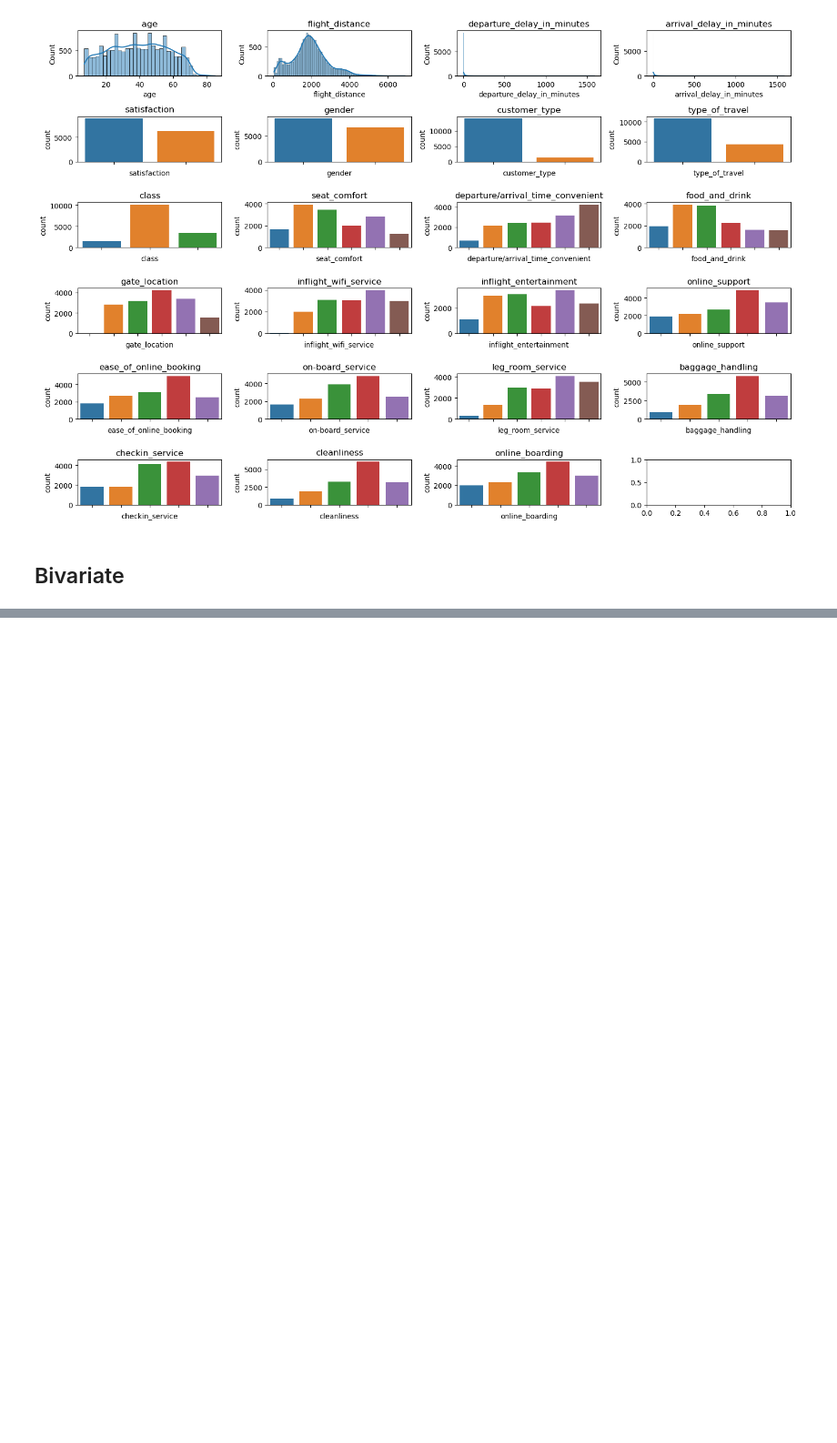
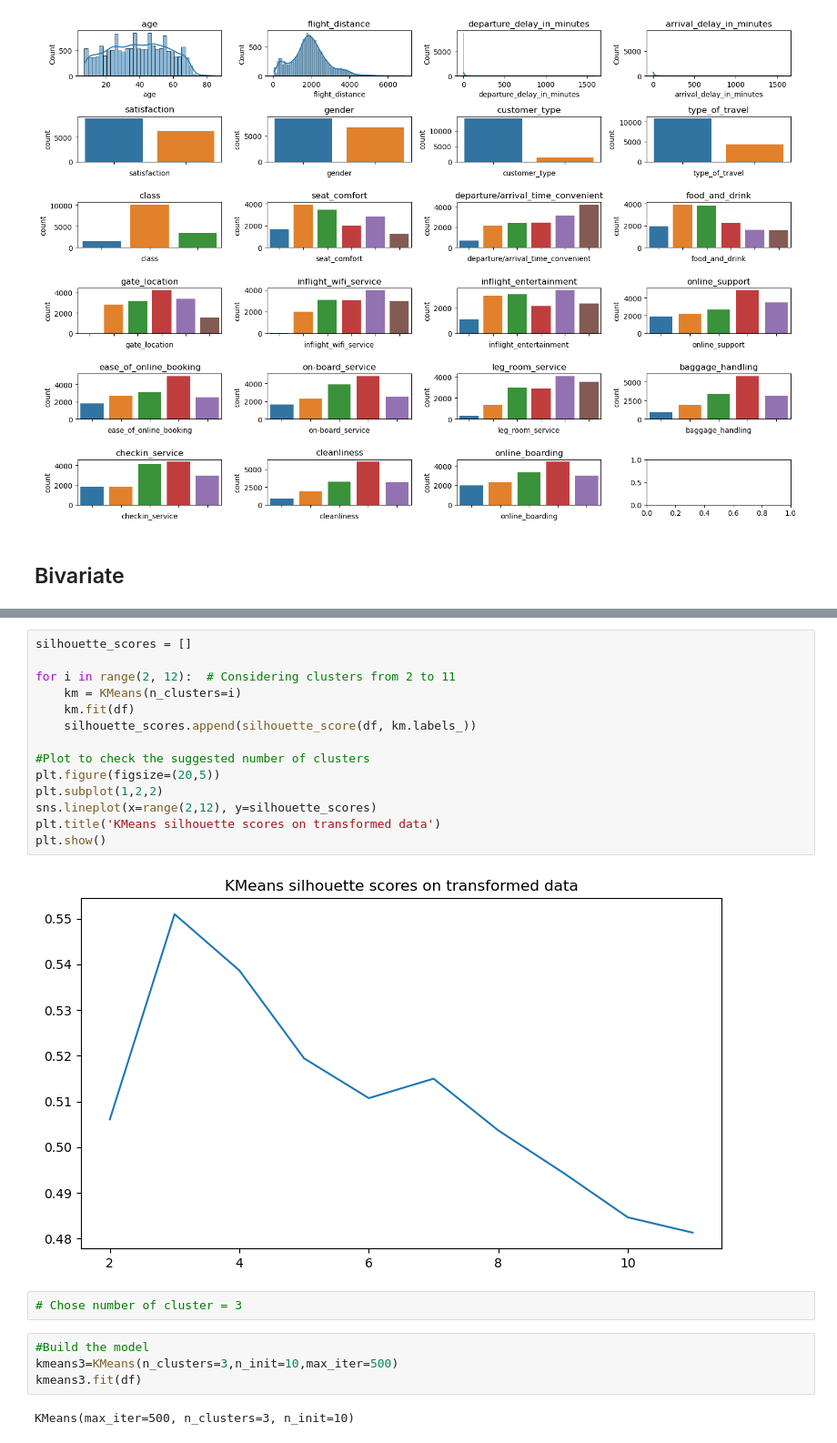
Before and after one commit to MarkPhamm/ML-Deliverable--3, a Jupyter notebook: member_5/AirlineCustSatis_clustering.ipynb, the cells around one changed output, grey strips where cells are left out. Shown at 91% size. Saved outputs shown, nothing was run; the diff lists cells and outputs as text; blank space fills up the shorter version.

```diff
--- a/member_5/AirlineCustSatis_clustering.ipynb
+++ b/member_5/AirlineCustSatis_clustering.ipynb
@@ -118,0 +183,24 @@ sns.pairplot(df[numerical_columns])
+# %%
+silhouette_scores = []
+
+for i in range(2, 12):  # Considering clusters from 2 to 11
+    km = KMeans(n_clusters=i)
+    km.fit(df)
+    silhouette_scores.append(silhouette_score(df, km.labels_))
+
+#Plot to check the suggested number of clusters
+plt.figure(figsize=(20,5))
+plt.subplot(1,2,2)
+sns.lineplot(x=range(2,12), y=silhouette_scores)
+plt.title('KMeans silhouette scores on transformed data')
+plt.show()
+# %% [output]
+[figure, added]
+# %%
+# Chose number of cluster = 3
+# %%
+#Build the model
+kmeans3=KMeans(n_clusters=3,n_init=10,max_iter=500)
+kmeans3.fit(df)
+# %% [output]
+KMeans(max_iter=500, n_clusters=3, n_init=10)
```
Also changed, not shown: parts of 12 cells of this notebook.
